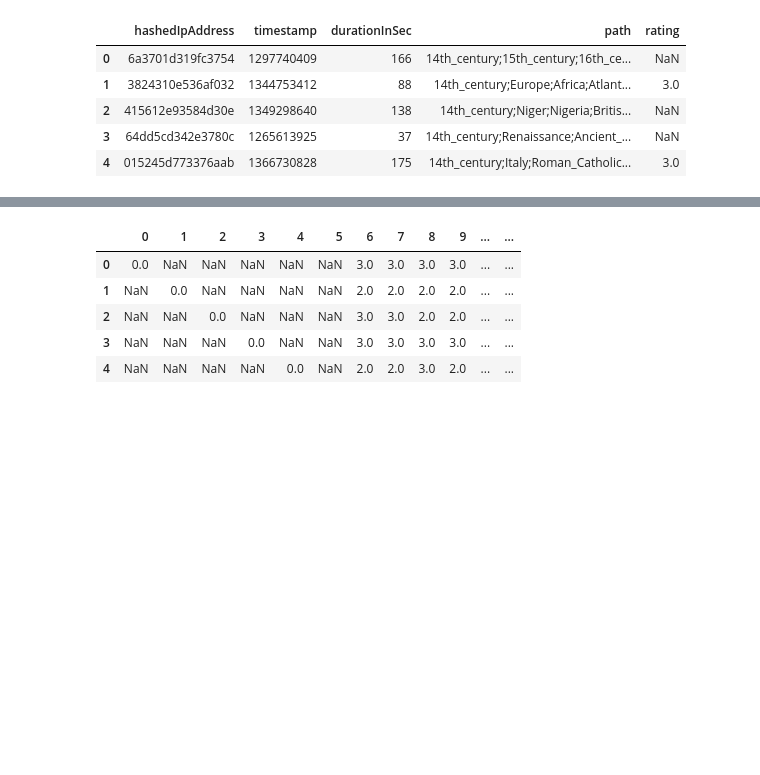
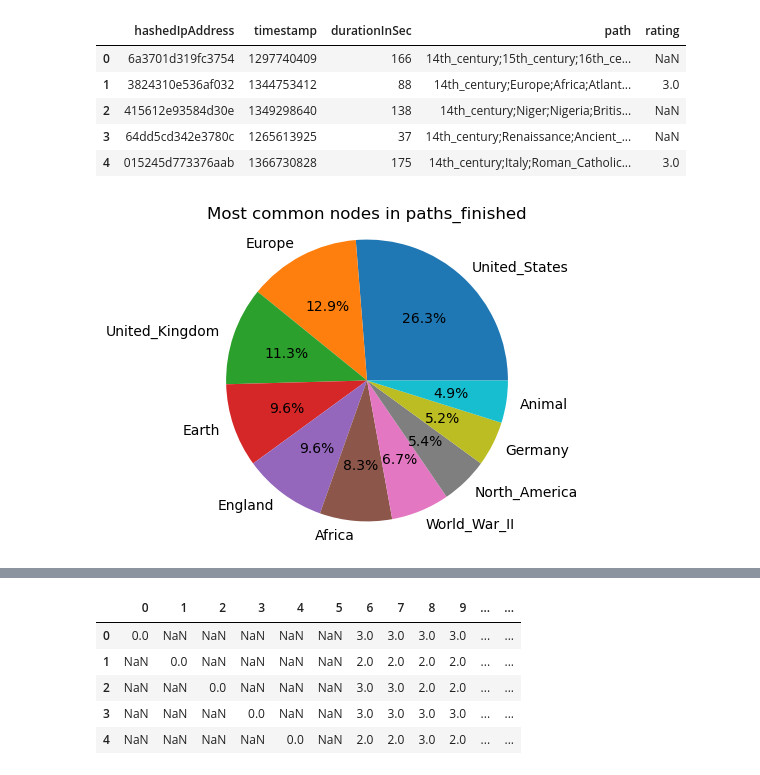
Before and after one commit to epfl-ada/ada-2024-project-genshinstart, a Jupyter notebook: results.ipynb, the cells around one changed output, grey strips where cells are left out. Cells and saved outputs as stored; diff of their text form; code cells hidden in the pictures; blank space fills up the shorter version.

```diff
--- a/results.ipynb
+++ b/results.ipynb
@@ -73,3 +73,43 @@ paths_finished.head()
 | 2 | 415612e93584d30e | 1349298640 | 138 | 14th_century;Niger;Nigeria;Britis... | NaN |
 | 3 | 64dd5cd342e3780c | 1265613925 | 37 | 14th_century;Renaissance;Ancient_... | NaN |
 | 4 | 015245d773376aab | 1366730828 | 175 | 14th_century;Italy;Roman_Catholic... | 3.0 |
+# %%
+# clean paths by removing back navigation ('<') and corresponding nodes.
+
+cleaned_paths = []
+
+for path in paths_finished['path']:
+    nodes = path.split(';')
+    stack = []
+
+    for node in nodes:
+        if node == '<':
+            if stack:
+                stack.pop()
+        else:
+            stack.append(node)
+
+    cleaned_path = ';'.join(stack)
+    cleaned_paths.append(cleaned_path)
+
+paths_finished['path'] = cleaned_paths
+# %%
+from collections import Counter
+
+all_paths = ';'.join(paths_finished['path'])
+nodes = all_paths.split(';')
+node_counts = Counter(nodes)
+
+import matplotlib.pyplot as plt
+
+# pie chart of the most common nodes
+top_nodes = node_counts.most_common(10)
+# split the nodes and counts
+nodes, counts = zip(*top_nodes)
+plt.figure(figsize=(4,4))
+plt.title('Most common nodes in paths_finished')
+plt.pie(counts, labels=nodes, autopct='%1.1f%%')
+plt.axis('equal')
+plt.show()
+# %% [output]
+[figure, added]
```
Also changed, not shown: parts of 1 cell of this notebook.
